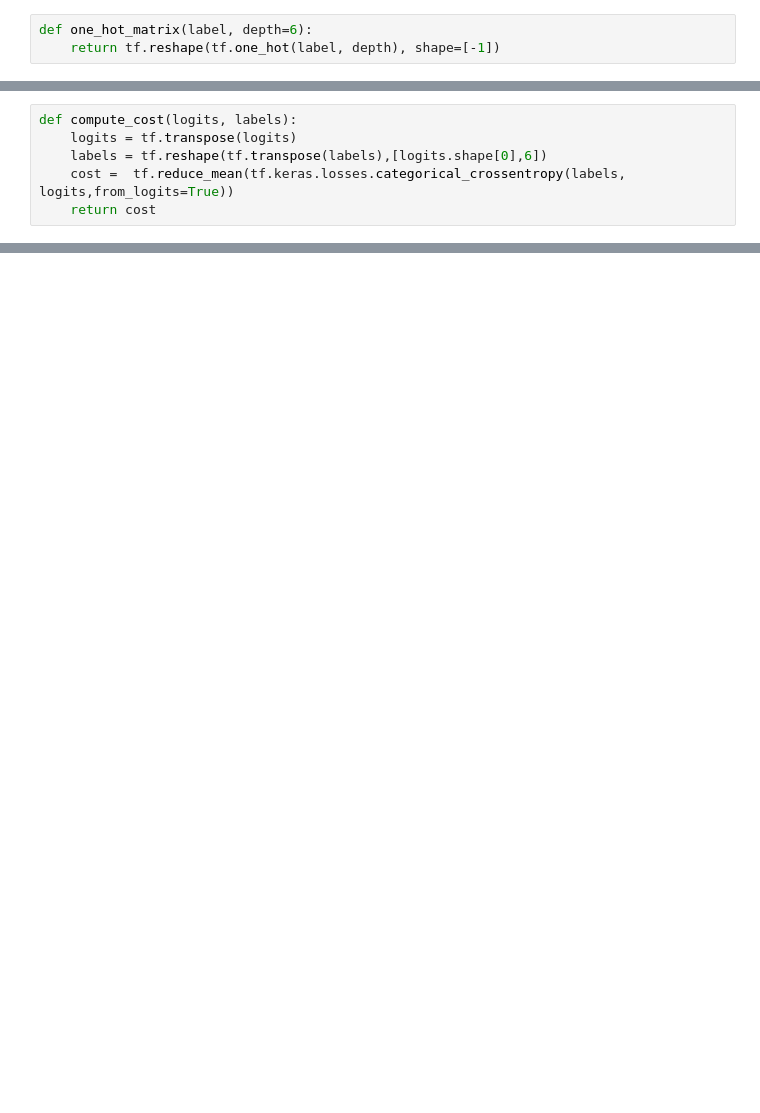
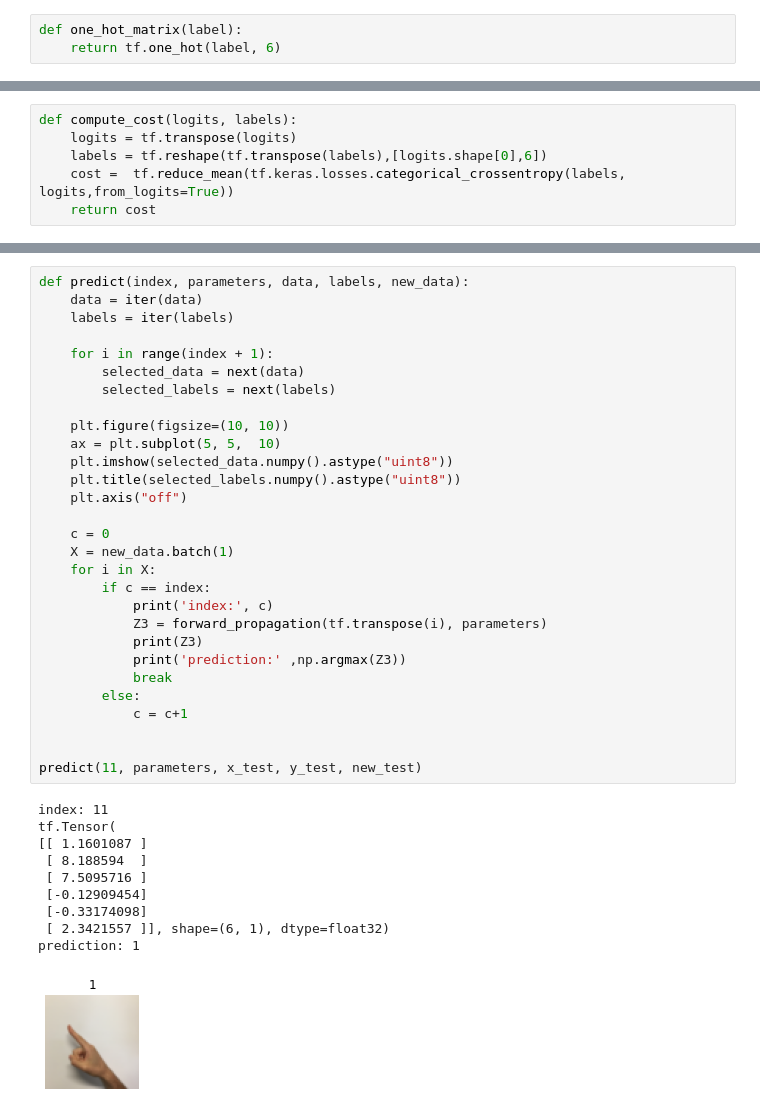
Before and after one commit to AbdulazizAlswaji/ML_examples, a Jupyter notebook: 02.hand-recognition/02.hand-recognition.ipynb, the cells around one changed output, grey strips where cells are left out. Saved outputs shown, nothing was run; the diff lists cells and outputs as text; blank space fills up the shorter version.

```diff
--- a/02.hand-recognition/02.hand-recognition.ipynb
+++ b/02.hand-recognition/02.hand-recognition.ipynb
@@ -32,3 +82,3 @@ To silence this warning, decorate the function with @tf.autograph.experimental.d
 # %%
-def one_hot_matrix(label, depth=6):
-    return tf.reshape(tf.one_hot(label, depth), shape=[-1])
+def one_hot_matrix(label):
+    return tf.one_hot(label, 6)
@@ -209,0 +264,40 @@ plt.show()
+# %%
+def predict(index, parameters, data, labels, new_data):
+    data = iter(data)
+    labels = iter(labels)
+
+    for i in range(index + 1):
+        selected_data = next(data)
+        selected_labels = next(labels)
+
+    plt.figure(figsize=(10, 10))
+    ax = plt.subplot(5, 5,  10)
+    plt.imshow(selected_data.numpy().astype("uint8"))
+    plt.title(selected_labels.numpy().astype("uint8"))
+    plt.axis("off")
+
+    c = 0
+    X = new_data.batch(1)
+    for i in X:
+        if c == index:
+            print('index:', c)
+            Z3 = forward_propagation(tf.transpose(i), parameters)
+            print(Z3)
+            print('prediction:' ,np.argmax(Z3))
+            break
+        else:
+            c = c+1
+
+
+predict(11, parameters, x_test, y_test, new_test)
+# %% [output]
+index: 11
+tf.Tensor(
+[[ 1.1601087 ]
+ [ 8.188594  ]
+ [ 7.5095716 ]
+ [-0.12909454]
+ [-0.33174098]
+ [ 2.3421557 ]], shape=(6, 1), dtype=float32)
+prediction: 1
+[figure, added]
```
Also changed, not shown: parts of 19 cells of this notebook.
